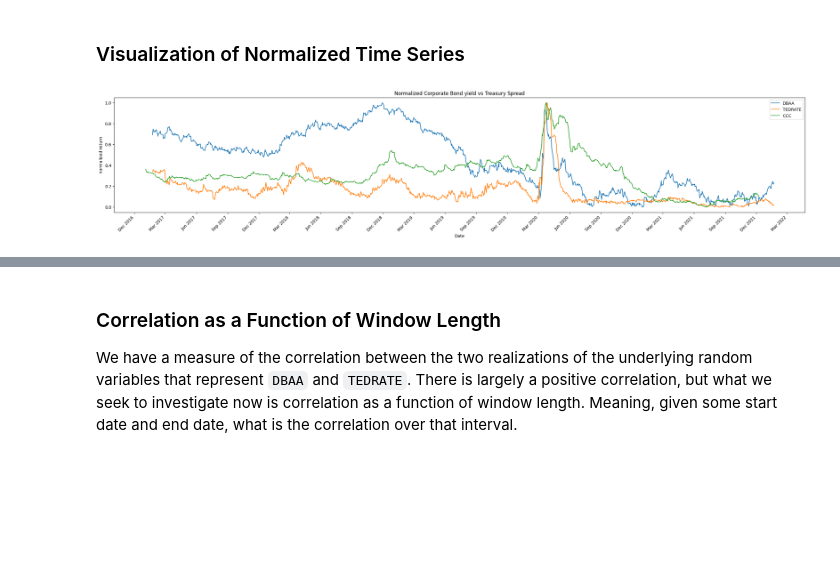
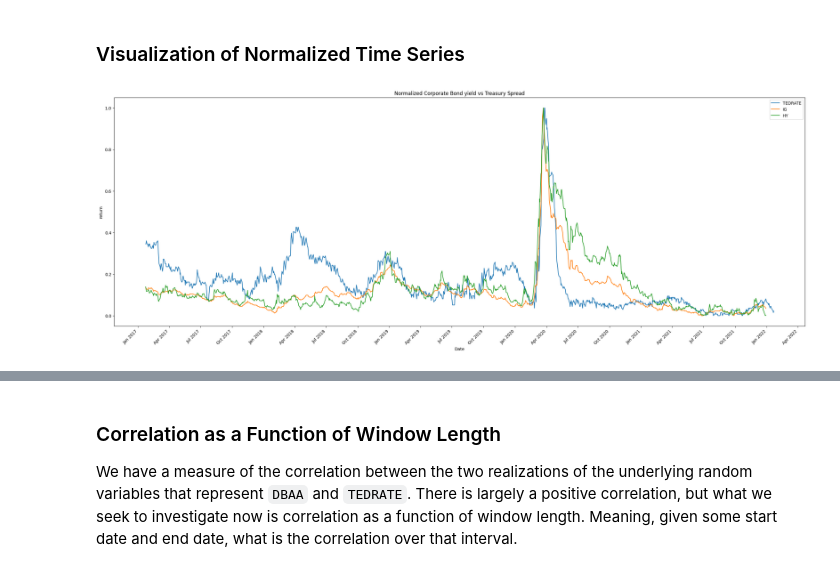
Before and after one commit to DarianNwankwo/orie5640-project1, a Jupyter notebook: data_exploration.ipynb, the cells around one changed output, grey strips where cells are left out. Saved outputs shown, nothing was run; the diff lists cells and outputs as text; code cells hidden in the pictures; blank space fills up the shorter version.

```diff
--- a/data_exploration.ipynb
+++ b/data_exploration.ipynb
@@ -13,7 +13,7 @@ from matplotlib.dates import MonthLocator, DateFormatter
 from utilities import filterout, normalize, get_common_dates
 # %%
 # Read in the data from CSV file
-filenames = ["DBAA", "TEDRATE", "CCC"]
+filenames = [ "TEDRATE","IG","HY"]
 
 # Store each series in a mapping from filename to dataframe
 dfs = {
@@ -41,17 +41,17 @@ normalized_series = {
 }
 # %% [markdown]
 ### Visualization of Normalized Time Series
-# %%
-fig, ax = plt.subplots(figsize=(30, 5))
-[ax.plot(common_date_dfs[label].index, ns, label=label) for label, ns in normalized_series.items()]
-ax.set_xlabel('Date')
-ax.xaxis.set_major_locator(MonthLocator(interval=3))
-ax.xaxis.set_major_formatter(DateFormatter('%b %Y'))
-plt.xticks(rotation=45, ha='right')
-plt.xlabel('Date')
-plt.ylabel('normalized return')
-plt.title('Normalized Corporate Bond yield vs Treasury Spread')
-plt.legend()
-plt.show()
-# %% [output]
-[figure, removed]
+# %%
+fig, ax = plt.subplots(figsize=(30, 10))
+[ax.plot(common_date_dfs[label].index, ns, label=label) for label,ns in normalized_series.items()]
+ax.set_xlabel('Date')
+ax.xaxis.set_major_locator(MonthLocator(interval=3))
+ax.xaxis.set_major_formatter(DateFormatter('%b %Y'))
+plt.xticks(rotation=45, ha='right')
+plt.xlabel('Date')
+plt.ylabel('return')
+plt.title('Normalized Corporate Bond yield vs Treasury Spread')
+plt.legend()
+plt.show()
+# %% [output]
+[figure, added]
```
Also changed, not shown: parts of 11 cells of this notebook.
